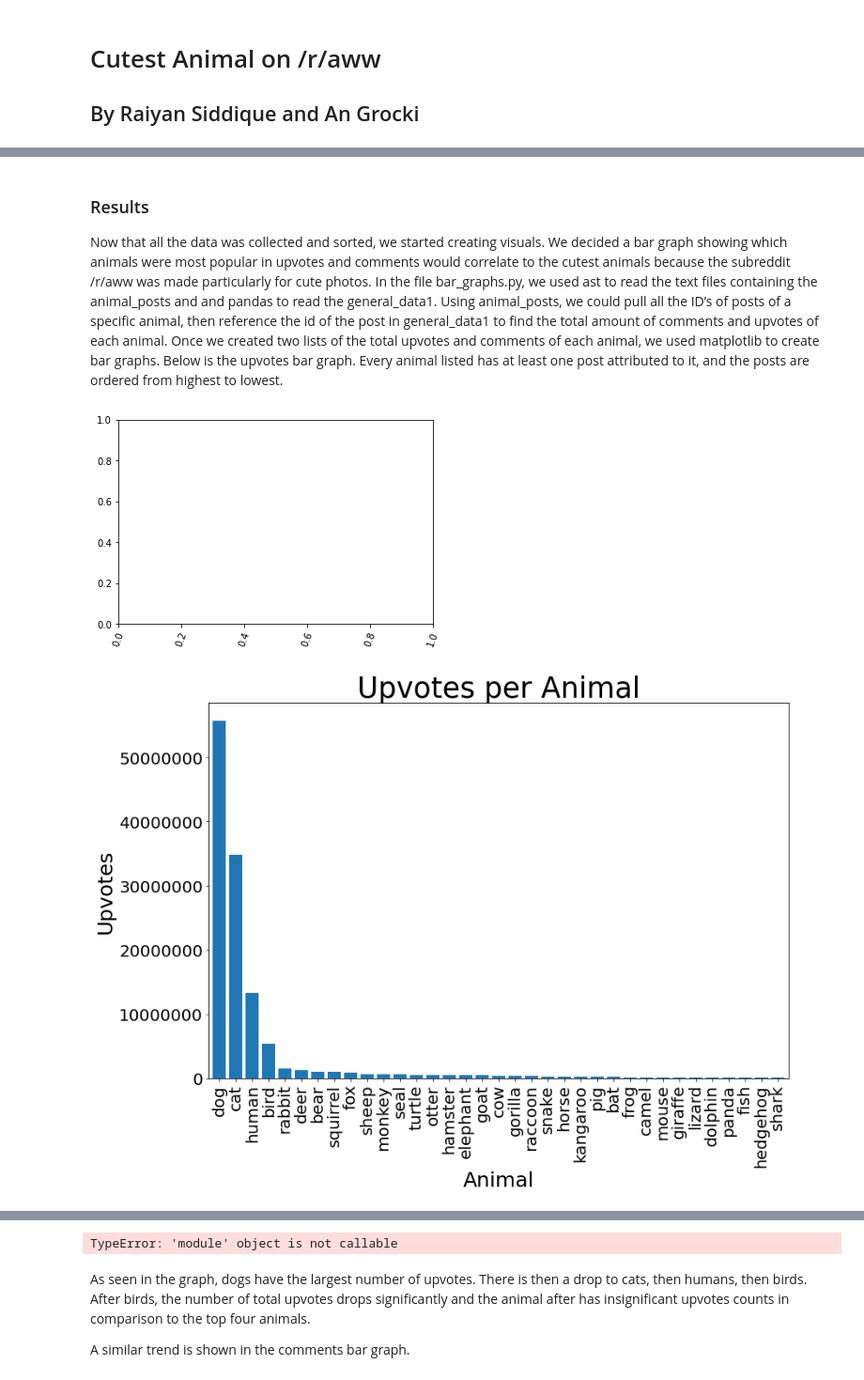
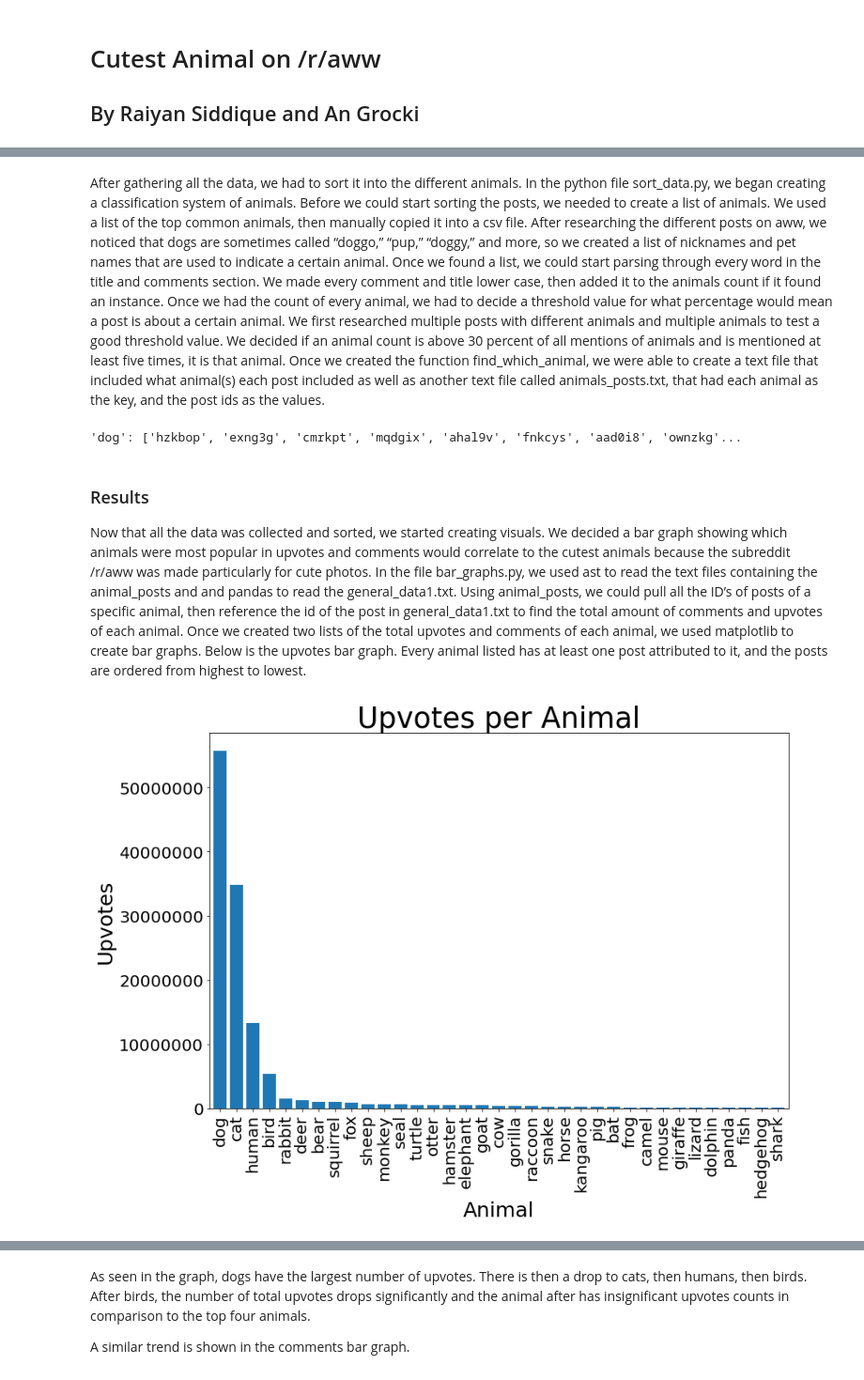
Before and after one commit to olincollege/cute-animals-reddit, a Jupyter notebook: comp_essay.ipynb, the cells around one changed output, grey strips where cells are left out. Shown at 94% size. Drawn from its saved outputs; the diff is of its cells as text; code cells hidden in the pictures.

```diff
--- a/comp_essay.ipynb
+++ b/comp_essay.ipynb
@@ -15,10 +35,18 @@ After gathering all the data, we had to sort it into the different animals. In t
+# %% [markdown]
+
+
+After gathering all the data, we had to sort it into the different animals. In the python file sort_data.py, we began creating a classification system of animals. Before we could start sorting the posts, we needed to create a list of animals. We used a list of the top common animals, then manually copied it into a csv file. After researching the different posts on aww, we noticed that dogs are sometimes called “doggo,” “pup,” “doggy,” and more, so we created a list of nicknames and pet names that are used to indicate a certain animal. Once we found a list, we could start parsing through every word in the title and comments section. We made every comment and title lower case, then added it to the animals count if it found an instance. Once we had the count of every animal, we had to decide a threshold value for what percentage would mean a post is about a certain animal. We first researched multiple posts with different animals and multiple animals to test a good threshold value. We decided if an animal count is above 30 percent of all mentions of animals and is mentioned at least five times, it is that animal. Once we created the function find_which_animal, we were able to create a text file that included what animal(s) each post included as well as another text file called animals_posts.txt, that had each animal as the key, and the post ids as the values.
+# %%
+with open('data/animals_posts.txt') as comment_file:
+    print(comment_file.readline()[1:87] + '...')
+# %% [output]
+'dog': ['hzkbop', 'exng3g', 'cmrkpt', 'mqdgix', 'ahal9v', 'fnkcys', 'aad0i8', 'ownzkg'...
 # %% [markdown]
 ### Results
 
-Now that all the data was collected and sorted, we started creating visuals. We decided a bar graph showing which animals were most popular in upvotes and comments would correlate to the cutest animals because the subreddit /r/aww was made particularly for cute photos. In the file bar_graphs.py, we used ast to read the text files containing the animal_posts and and pandas to read the general_data1. Using animal_posts, we could pull all the ID’s of posts of a specific animal, then reference the id of the post in general_data1 to find the total amount of comments and upvotes of each animal. Once we created two lists of the total upvotes and comments of each animal, we used matplotlib to create bar graphs. Below is the upvotes bar graph. Every animal listed has at least one post attributed to it, and the posts are ordered from highest to lowest.
+Now that all the data was collected and sorted, we started creating visuals. We decided a bar graph showing which animals were most popular in upvotes and comments would correlate to the cutest animals because the subreddit /r/aww was made particularly for cute photos. In the file bar_graphs.py, we used ast to read the text files containing the animal_posts and and pandas to read the general_data1.txt. Using animal_posts, we could pull all the ID’s of posts of a specific animal, then reference the id of the post in general_data1.txt to find the total amount of comments and upvotes of each animal. Once we created two lists of the total upvotes and comments of each animal, we used matplotlib to create bar graphs. Below is the upvotes bar graph. Every animal listed has at least one post attributed to it, and the posts are ordered from highest to lowest.
 # %%
 import bar_graphs
-bar_graphs()
+upvotes_bar_graph()
 # %% [output]
-[figure, old version]
+[figure, new version]
-[figure, removed]
@@ -27,4 +53,3 @@ bar_graphs()
-TypeError: 'module' object is not callable
 # %% [markdown]
 As seen in the graph, dogs have the largest number of upvotes. There is then a drop to cats, then humans, then birds. After birds, the number of total upvotes drops significantly and the animal after has insignificant upvotes counts in comparison to the top four animals.
 
```
Also changed, not shown: parts of 15 cells of this notebook, 7 other files.
